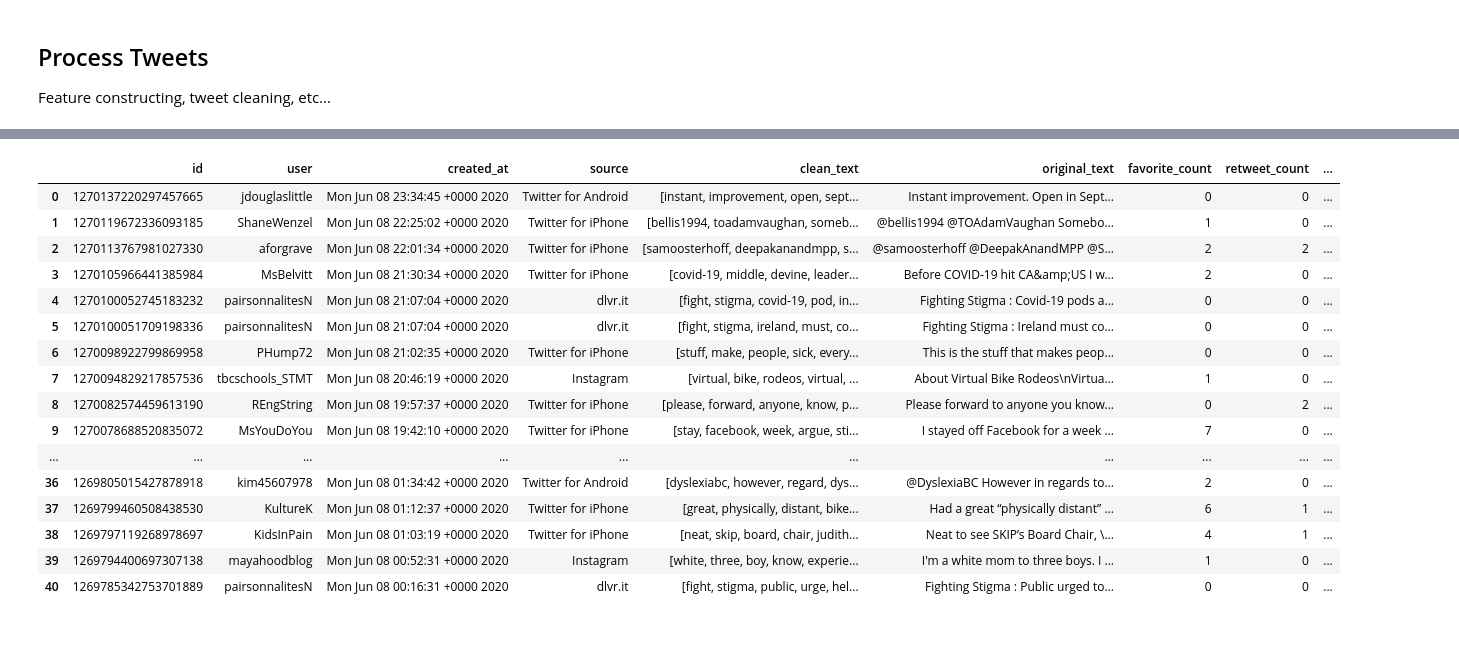
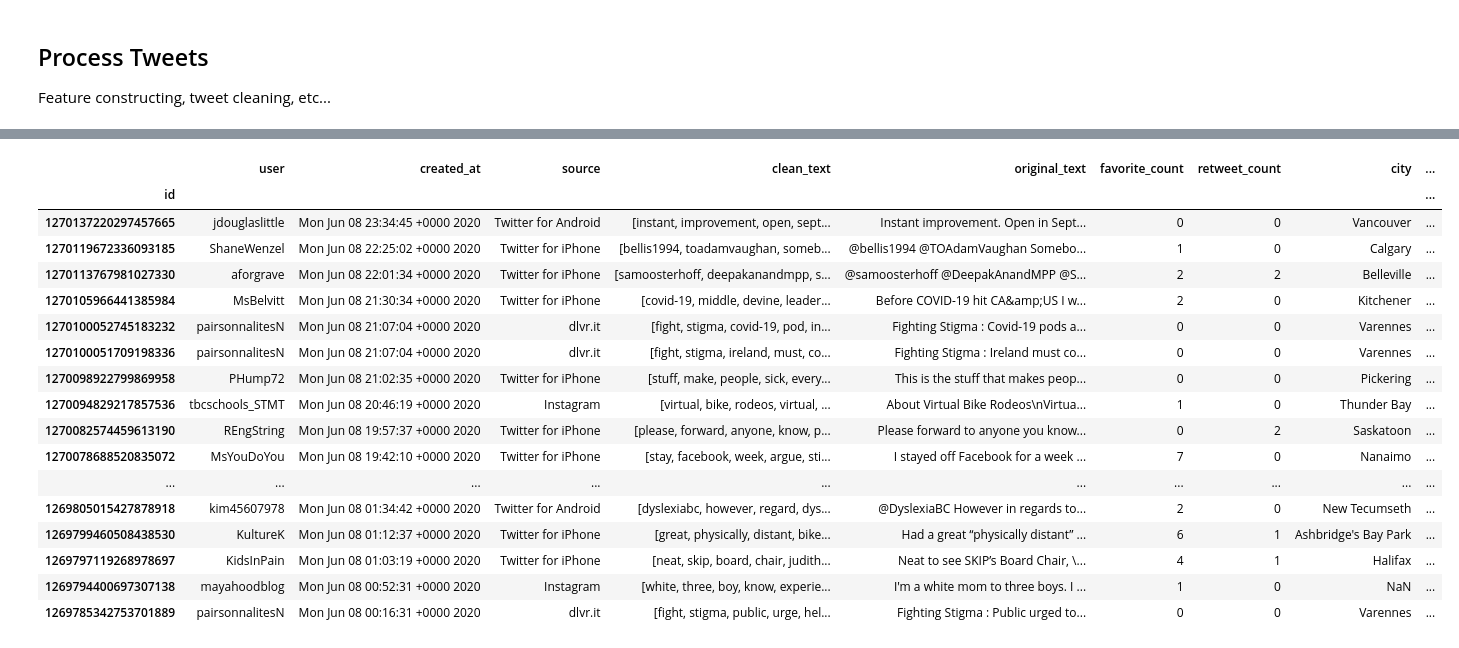
Before and after one commit to cameron-raymond/COVID-Child-Care-Twitter, a Jupyter notebook: notebooks/historical_search.ipynb, the cells around one changed output, grey strips where cells are left out. Cells and saved outputs as stored; diff of their text form; code cells hidden in the pictures.

Commit message:
longitude/latitude

```diff
--- a/notebooks/historical_search.ipynb
+++ b/notebooks/historical_search.ipynb
@@ -142,7 +142,11 @@ def create_query(filters,geo="",lang="en"):
     return query.strip()
 
 
-def make_query(query,from_date,to_date):
+def return_tweets(query,from_date,to_date):
+    fp = "../data/raw_data/{}_{}.json".format(from_date,to_date)
+    if os.path.isfile(fp):
+        with open(fp) as fin:
+            return json.load(fin),fp
     rule = gen_rule_payload(query,
                         from_date=from_date, #UTC 2018-10-21 00:00
                         to_date=to_date,
@@ -151,23 +155,17 @@ def make_query(query,from_date,to_date):
                   max_pages=1,
 #                   max_results=10**10,
                   **premium_search_args)
-    return list(rs.stream())
+    tweets = list(rs.stream())
+    with open(fp, 'w') as fout:
+        json.dump(tweets,fout,indent=4)
+    return tweets,fp
 
 
 query = create_query([keywords,premiers,hashtags,education_ministers],country)
 from_date = "2020-06-08"
 to_date = "2020-06-09"
-fp = "../data/raw_data/{}_{}.json".format(from_date,to_date)
-tweets = None
-if os.path.isfile(fp):
-    print(fp)
-    with open(fp) as fin:
-        tweets = json.load(fin)
-else:
-    tweets = return_tweets(query,from_date=from_date,to_date=to_date)
-    with open(fp, 'w') as fout:
-        json.dump(tweets,fout,indent=4)
-
+tweets,fp = return_tweets(query,from_date=from_date,to_date=to_date)
+print(fp)
 tweets
 # %% [output]
 ../data/raw_data/2020-06-08_2020-06-09.json
@@ -216,32 +214,34 @@ def clean_entities(entities):
 
 def clean_location(place):
     place = dict(place)
+    print(place)
+    long_lat = place["bounding_box"]["coordinates"][0][0]
     split = [l.strip() for l in place["full_name"].split(",")]
     if len(split) == 2:
-        return tuple(split)
+        return tuple(split+long_lat)
     ## AFAIK the only time there's more than 1 comma in a place field is when the place is labelled 'unorganized'
     elif len(split) > 2:
-        return np.nan,split[-1]
+        return (np.nan,split[-1],*long_lat)
     else:
-        return split[0],np.nan
+        return (split[0],np.nan,*long_lat)
 # %%
 from text_cleaning import clean_text
 clean_fp = "../data/processed_data/{}_{}.csv".format(from_date,to_date)
 cov_tweets = pd.DataFrame(tweets)
-cov_tweets = cov_tweets[['id','user','created_at', 'source', 'text','extended_tweet','place','entities','favorite_count', 'retweet_count']]
+cov_tweets = cov_tweets[['id','user','created_at', 'source', 'text','extended_tweet','place','entities','favorite_count', 'retweet_count']].set_index("id")
 # Get twitter handle from user
 cov_tweets["user"] = cov_tweets["user"].apply(clean_user)
 # clean the tweet text
 cov_tweets[["text","extended_tweet"]] = cov_tweets[["text","extended_tweet"]].apply(lambda x: clean_tweet(*x),axis=1)
 cov_tweets = cov_tweets.rename({"text": "clean_text","extended_tweet":"original_text"},axis=1)
 # Get the city/province from the location data
-cov_tweets[["city","province"]] = cov_tweets[["place"]].apply(lambda x : clean_location(*x),axis=1,result_type="expand")
+cov_tweets[["city","province","longitude","latitude"]] = cov_tweets[["place"]].apply(lambda x : clean_location(*x),axis=1,result_type="expand")
 cov_tweets = cov_tweets.drop("place",axis=1)
 # Through what medium did they post the tweet?
 cov_tweets["source"] = cov_tweets["source"].apply(clean_source)
 # Extract tweet entities (hashtags, linked urls, etc...)
 cov_tweets[["hashtags","urls","mentions"]] = cov_tweets[["entities"]].apply(lambda x : clean_entities(x["entities"]),result_type="expand",axis=1)
 cov_tweets = cov_tweets.drop("entities",axis=1)
-cov_tweets.to_csv(clean_fp)
+# cov_tweets.to_csv(clean_fp)
 cov_tweets.head(50)
 # %% [output]
@@ -248,17 +265,18 @@ cov_tweets.head(50)
-|  | id | user | created_at | source | clean_text | original_text | favorite_count | retweet_count | ... |
-| 0 | 1270137220297457665 | jdouglaslittle | Mon Jun 08 23:34:45 +0000 2020 | Twitter for Android | [instant, improvement, open, sept... | Instant improvement. Open in Sept... | 0 | 0 | ... |
-| 1 | 1270119672336093185 | ShaneWenzel | Mon Jun 08 22:25:02 +0000 2020 | Twitter for iPhone | [bellis1994, toadamvaughan, someb... | @bellis1994 @TOAdamVaughan Somebo... | 1 | 0 | ... |
-| 2 | 1270113767981027330 | aforgrave | Mon Jun 08 22:01:34 +0000 2020 | Twitter for iPhone | [samoosterhoff, deepakanandmpp, s... | @samoosterhoff @DeepakAnandMPP @S... | 2 | 2 | ... |
-| 3 | 1270105966441385984 | MsBelvitt | Mon Jun 08 21:30:34 +0000 2020 | Twitter for iPhone | [covid-19, middle, devine, leader... | Before COVID-19 hit CA&amp;US I w... | 2 | 0 | ... |
-| 4 | 1270100052745183232 | pairsonnalitesN | Mon Jun 08 21:07:04 +0000 2020 | dlvr.it | [fight, stigma, covid-19, pod, in... | Fighting Stigma : Covid-19 pods a... | 0 | 0 | ... |
-| 5 | 1270100051709198336 | pairsonnalitesN | Mon Jun 08 21:07:04 +0000 2020 | dlvr.it | [fight, stigma, ireland, must, co... | Fighting Stigma : Ireland must co... | 0 | 0 | ... |
-| 6 | 1270098922799869958 | PHump72 | Mon Jun 08 21:02:35 +0000 2020 | Twitter for iPhone | [stuff, make, people, sick, every... | This is the stuff that makes peop... | 0 | 0 | ... |
-| 7 | 1270094829217857536 | tbcschools_STMT | Mon Jun 08 20:46:19 +0000 2020 | Instagram | [virtual, bike, rodeos, virtual, ... | About Virtual Bike Rodeos\nVirtua... | 1 | 0 | ... |
-| 8 | 1270082574459613190 | REngString | Mon Jun 08 19:57:37 +0000 2020 | Twitter for iPhone | [please, forward, anyone, know, p... | Please forward to anyone you know... | 0 | 2 | ... |
-| 9 | 1270078688520835072 | MsYouDoYou | Mon Jun 08 19:42:10 +0000 2020 | Twitter for iPhone | [stay, facebook, week, argue, sti... | I stayed off Facebook for a week ... | 7 | 0 | ... |
+|  | user | created_at | source | clean_text | original_text | favorite_count | retweet_count | city | ... |
+| id |  |  |  |  |  |  |  |  | ... |
+| 1270137220297457665 | jdouglaslittle | Mon Jun 08 23:34:45 +0000 2020 | Twitter for Android | [instant, improvement, open, sept... | Instant improvement. Open in Sept... | 0 | 0 | Vancouver | ... |
+| 1270119672336093185 | ShaneWenzel | Mon Jun 08 22:25:02 +0000 2020 | Twitter for iPhone | [bellis1994, toadamvaughan, someb... | @bellis1994 @TOAdamVaughan Somebo... | 1 | 0 | Calgary | ... |
+| 1270113767981027330 | aforgrave | Mon Jun 08 22:01:34 +0000 2020 | Twitter for iPhone | [samoosterhoff, deepakanandmpp, s... | @samoosterhoff @DeepakAnandMPP @S... | 2 | 2 | Belleville | ... |
+| 1270105966441385984 | MsBelvitt | Mon Jun 08 21:30:34 +0000 2020 | Twitter for iPhone | [covid-19, middle, devine, leader... | Before COVID-19 hit CA&amp;US I w... | 2 | 0 | Kitchener | ... |
+| 1270100052745183232 | pairsonnalitesN | Mon Jun 08 21:07:04 +0000 2020 | dlvr.it | [fight, stigma, covid-19, pod, in... | Fighting Stigma : Covid-19 pods a... | 0 | 0 | Varennes | ... |
+| 1270100051709198336 | pairsonnalitesN | Mon Jun 08 21:07:04 +0000 2020 | dlvr.it | [fight, stigma, ireland, must, co... | Fighting Stigma : Ireland must co... | 0 | 0 | Varennes | ... |
+| 1270098922799869958 | PHump72 | Mon Jun 08 21:02:35 +0000 2020 | Twitter for iPhone | [stuff, make, people, sick, every... | This is the stuff that makes peop... | 0 | 0 | Pickering | ... |
+| 1270094829217857536 | tbcschools_STMT | Mon Jun 08 20:46:19 +0000 2020 | Instagram | [virtual, bike, rodeos, virtual, ... | About Virtual Bike Rodeos\nVirtua... | 1 | 0 | Thunder Bay | ... |
+| 1270082574459613190 | REngString | Mon Jun 08 19:57:37 +0000 2020 | Twitter for iPhone | [please, forward, anyone, know, p... | Please forward to anyone you know... | 0 | 2 | Saskatoon | ... |
+| 1270078688520835072 | MsYouDoYou | Mon Jun 08 19:42:10 +0000 2020 | Twitter for iPhone | [stay, facebook, week, argue, sti... | I stayed off Facebook for a week ... | 7 | 0 | Nanaimo | ... |
 | ... | ... | ... | ... | ... | ... | ... | ... | ... | ... |
-| 36 | 1269805015427878918 | kim45607978 | Mon Jun 08 01:34:42 +0000 2020 | Twitter for Android | [dyslexiabc, however, regard, dys... | @DyslexiaBC However in regards to... | 2 | 0 | ... |
-| 37 | 1269799460508438530 | KultureK | Mon Jun 08 01:12:37 +0000 2020 | Twitter for iPhone | [great, physically, distant, bike... | Had a great “physically distant” ... | 6 | 1 | ... |
-| 38 | 1269797119268978697 | KidsInPain | Mon Jun 08 01:03:19 +0000 2020 | Twitter for iPhone | [neat, skip, board, chair, judith... | Neat to see SKIP’s Board Chair, \... | 4 | 1 | ... |
-| 39 | 1269794400697307138 | mayahoodblog | Mon Jun 08 00:52:31 +0000 2020 | Instagram | [white, three, boy, know, experie... | I'm a white mom to three boys. I ... | 1 | 0 | ... |
-| 40 | 1269785342753701889 | pairsonnalitesN | Mon Jun 08 00:16:31 +0000 2020 | dlvr.it | [fight, stigma, public, urge, hel... | Fighting Stigma : Public urged to... | 0 | 0 | ... |
+| 1269805015427878918 | kim45607978 | Mon Jun 08 01:34:42 +0000 2020 | Twitter for Android | [dyslexiabc, however, regard, dys... | @DyslexiaBC However in regards to... | 2 | 0 | New Tecumseth | ... |
+| 1269799460508438530 | KultureK | Mon Jun 08 01:12:37 +0000 2020 | Twitter for iPhone | [great, physically, distant, bike... | Had a great “physically distant” ... | 6 | 1 | Ashbridge's Bay Park | ... |
+| 1269797119268978697 | KidsInPain | Mon Jun 08 01:03:19 +0000 2020 | Twitter for iPhone | [neat, skip, board, chair, judith... | Neat to see SKIP’s Board Chair, \... | 4 | 1 | Halifax | ... |
+| 1269794400697307138 | mayahoodblog | Mon Jun 08 00:52:31 +0000 2020 | Instagram | [white, three, boy, know, experie... | I'm a white mom to three boys. I ... | 1 | 0 | NaN | ... |
+| 1269785342753701889 | pairsonnalitesN | Mon Jun 08 00:16:31 +0000 2020 | dlvr.it | [fight, stigma, public, urge, hel... | Fighting Stigma : Public urged to... | 0 | 0 | Varennes | ... |
```
Also changed, not shown: parts of 1 cell of this notebook, 1 other file.
